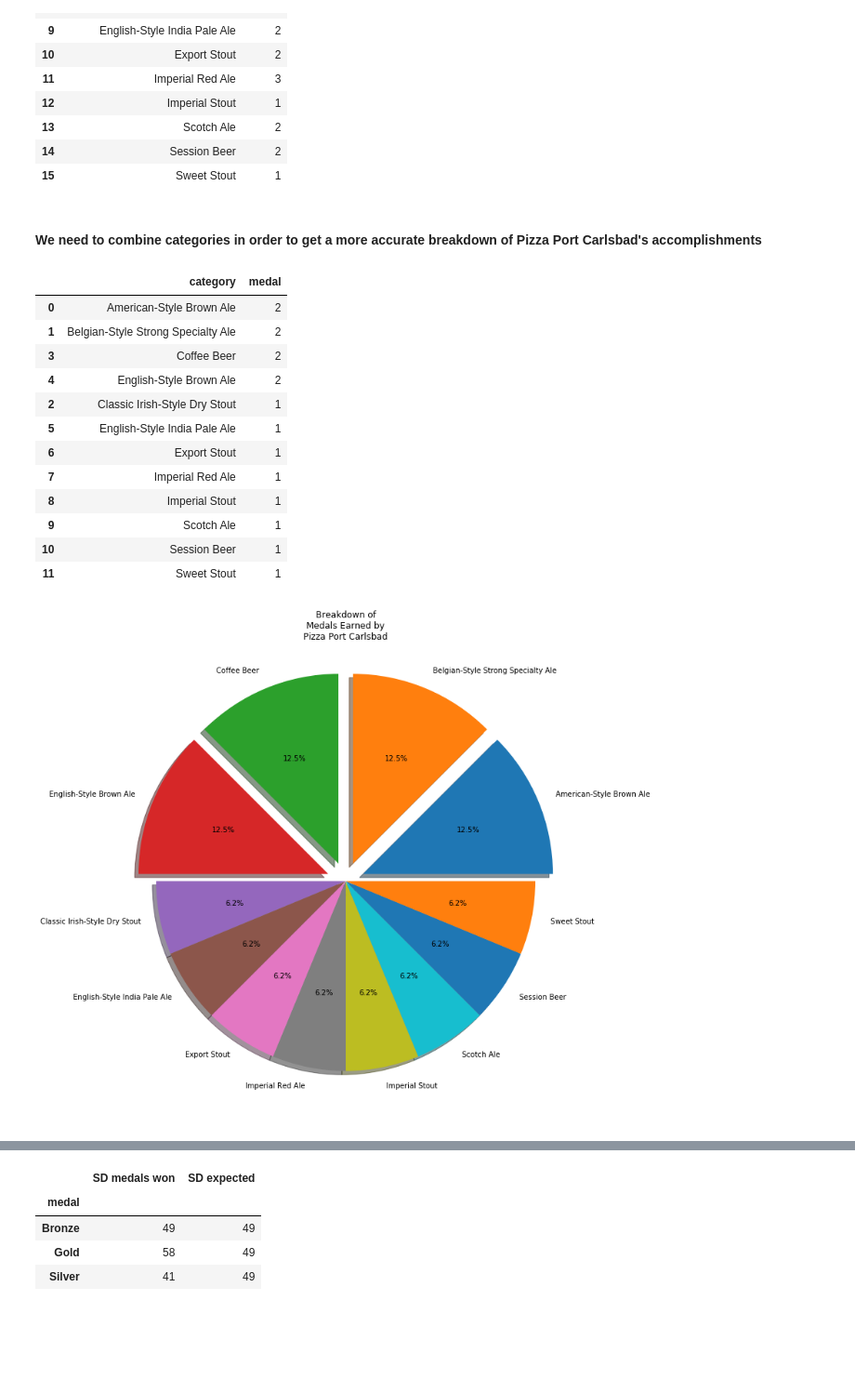
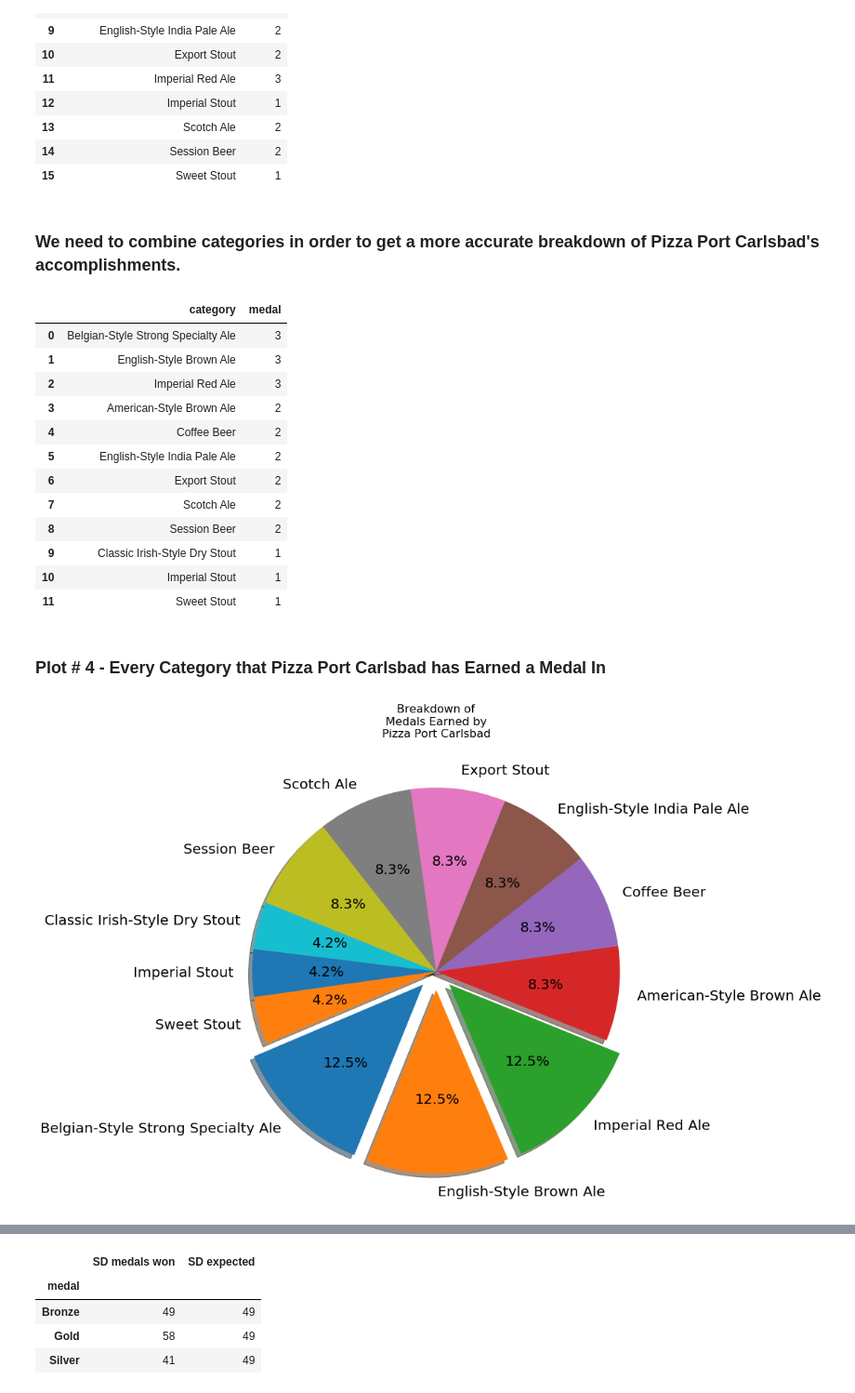
Before and after one commit to jbizzlefoshizzle/Project-1, a Jupyter notebook: Presentation Notebook.ipynb, the cells around one changed output, grey strips where cells are left out. Shown at 93% size. Cells and saved outputs as stored; diff of their text form; code cells hidden in the pictures; blank space fills up the shorter version.

```diff
--- a/Presentation Notebook.ipynb
+++ b/Presentation Notebook.ipynb
@@ -243,39 +297,45 @@ carlsbad
 | 14 | Session Beer | 2 |
 | 15 | Sweet Stout | 1 |
 # %% [markdown]
-#### We need to combine categories in order to get a more accurate breakdown of Pizza Port Carlsbad's accomplishments
+### We need to combine categories in order to get a more accurate breakdown of Pizza Port Carlsbad's accomplishments.
 # %%
 carlsbad = carlsbad.replace({"American Style Brown Ale": "American-Style Brown Ale",
                             "Belgian Style Strong Specialty Ale": "Belgian-Style Strong Specialty Ale",
                             "Coffee Flavored Beer": "Coffee Beer",
                             "English Style Brown Ale": "English-Style Brown Ale"})
-carlsbad2 = carlsbad.groupby(['category'])['medal'].count()
+carlsbad
+carlsbad2 = carlsbad.groupby(['category'])['medal'].sum()
 carlsbad3 = pd.DataFrame(carlsbad2)
 carlsbad4 = carlsbad3.reset_index()
-carlsbad_df = carlsbad4.sort_values('medal', ascending=False)
+carlsbad5 = carlsbad4.sort_values('medal', ascending=False)
+carlsbad_df = carlsbad5.reset_index(drop=True)
 carlsbad_df
 # %% [output]
 |  | category | medal |
-| 0 | American-Style Brown Ale | 2 |
-| 1 | Belgian-Style Strong Specialty Ale | 2 |
-| 3 | Coffee Beer | 2 |
-| 4 | English-Style Brown Ale | 2 |
-| 2 | Classic Irish-Style Dry Stout | 1 |
-| 5 | English-Style India Pale Ale | 1 |
-| 6 | Export Stout | 1 |
-| 7 | Imperial Red Ale | 1 |
-| 8 | Imperial Stout | 1 |
-| 9 | Scotch Ale | 1 |
-| 10 | Session Beer | 1 |
+| 0 | Belgian-Style Strong Specialty Ale | 3 |
+| 1 | English-Style Brown Ale | 3 |
+| 2 | Imperial Red Ale | 3 |
+| 3 | American-Style Brown Ale | 2 |
+| 4 | Coffee Beer | 2 |
+| 5 | English-Style India Pale Ale | 2 |
+| 6 | Export Stout | 2 |
+| 7 | Scotch Ale | 2 |
+| 8 | Session Beer | 2 |
+| 9 | Classic Irish-Style Dry Stout | 1 |
+| 10 | Imperial Stout | 1 |
 | 11 | Sweet Stout | 1 |
+# %% [markdown]
+### Plot # 4 - Every Category that Pizza Port Carlsbad has Earned a Medal In
 # %%
 labels = carlsbad_df['category']
 medals = carlsbad_df['medal']
-explode = (0.1, 0.1, 0.1, 0.1, 0, 0, 0, 0, 0, 0, 0, 0)
+explode = (0.1, 0.1, 0.1, 0, 0, 0, 0, 0, 0, 0, 0, 0)
+print("")
 plt.figure(figsize=(24,12))
-plt.pie(medals, explode=explode, labels=labels, autopct="%1.1f%%", shadow=True)
-plt.title("Breakdown of\n" + "Medals Earned by\n" + "Pizza Port Carlsbad")
+plt.pie(medals, explode=explode, labels=labels, autopct="%1.1f%%", shadow=True, startangle=203)
+plt.title("Breakdown of\n" + "Medals Earned by\n" + "Pizza Port Carlsbad", size=16)
+# plt.rcParams['font.size'] = 20
 plt.show()
 # %% [output]
-[figure, old version]
+[figure, new version]
 # %% [markdown]
```
Also changed, not shown: parts of 27 cells of this notebook.
